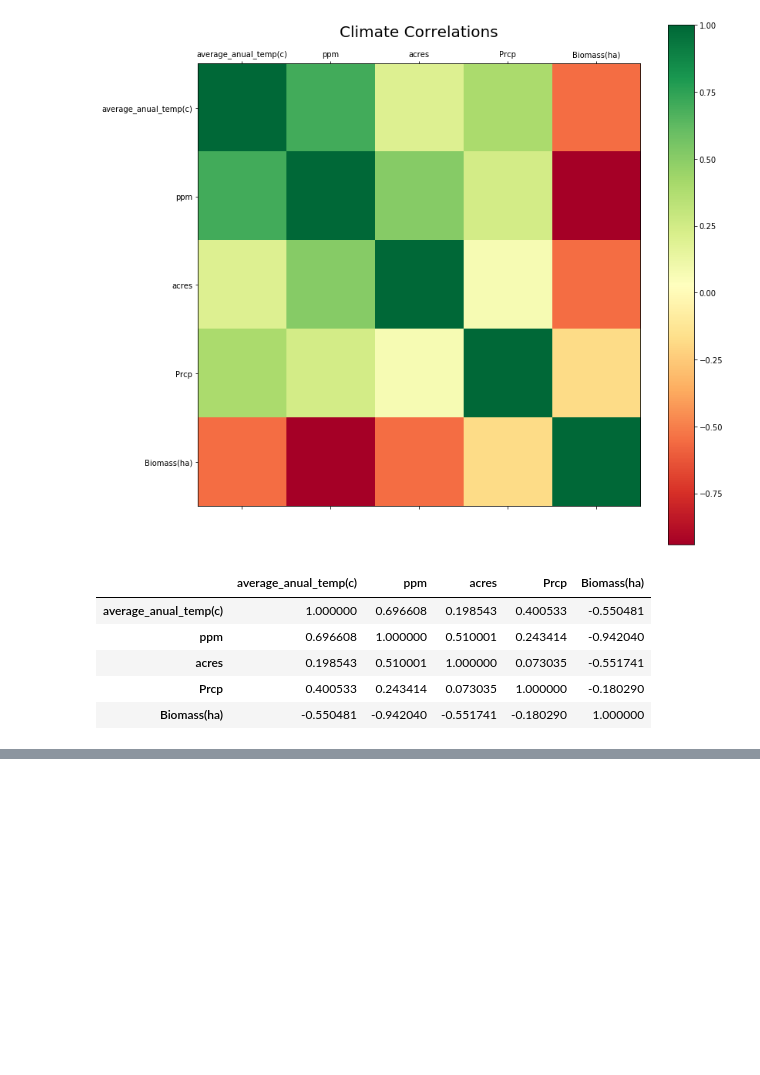
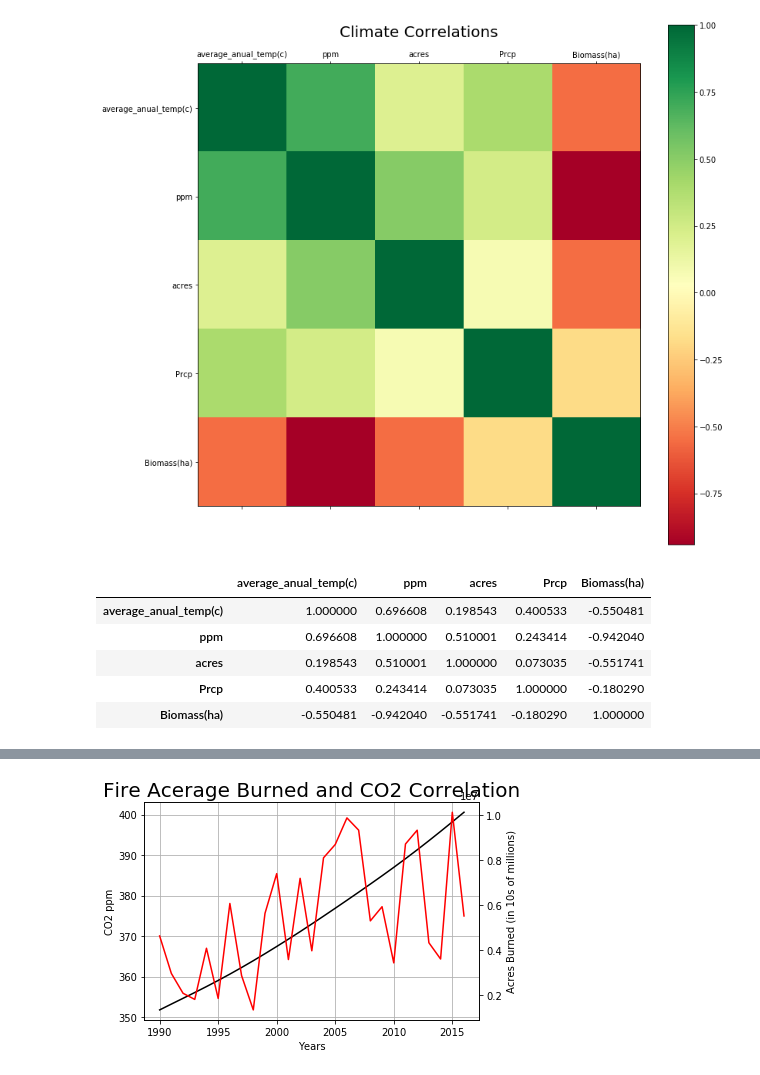
Before and after one commit to weaslexr5/GlobalWarmingProject, a Jupyter notebook: Project1_data_analysis.ipynb, the cells around one changed output, grey strips where cells are left out. Saved outputs shown, nothing was run; the diff lists cells and outputs as text; code cells hidden in the pictures; blank space fills up the shorter version.

```diff
--- a/Project1_data_analysis.ipynb
+++ b/Project1_data_analysis.ipynb
@@ -325,0 +361,15 @@ fig.tight_layout()
+# %%
+# CO2 to Fire Acreage plot
+
+fig, ax1 = plt.subplots()
+ax1.plot(c02_temp_acres_prcp_bio_df.index, c02_temp_acres_prcp_bio_df['ppm'], c='k')
+ax2 = ax1.twinx()
+ax2.plot(c02_temp_acres_prcp_bio_df.index, c02_temp_acres_prcp_bio_df['acres'], c='r')
+ax1.grid()
+ax1.set_ylabel('CO2 ppm')
+ax1.set_xlabel('Years')
+ax2.set_ylabel('Acres Burned (in 10s of millions)')
+plt.title('Fire Acerage Burned and CO2 Correlation', fontsize=20)
+plt.savefig("fire_c021990-2016.png")
+# %% [output]
+[figure, added]
```
Also changed, not shown: parts of 10 cells of this notebook, 16 other files.
